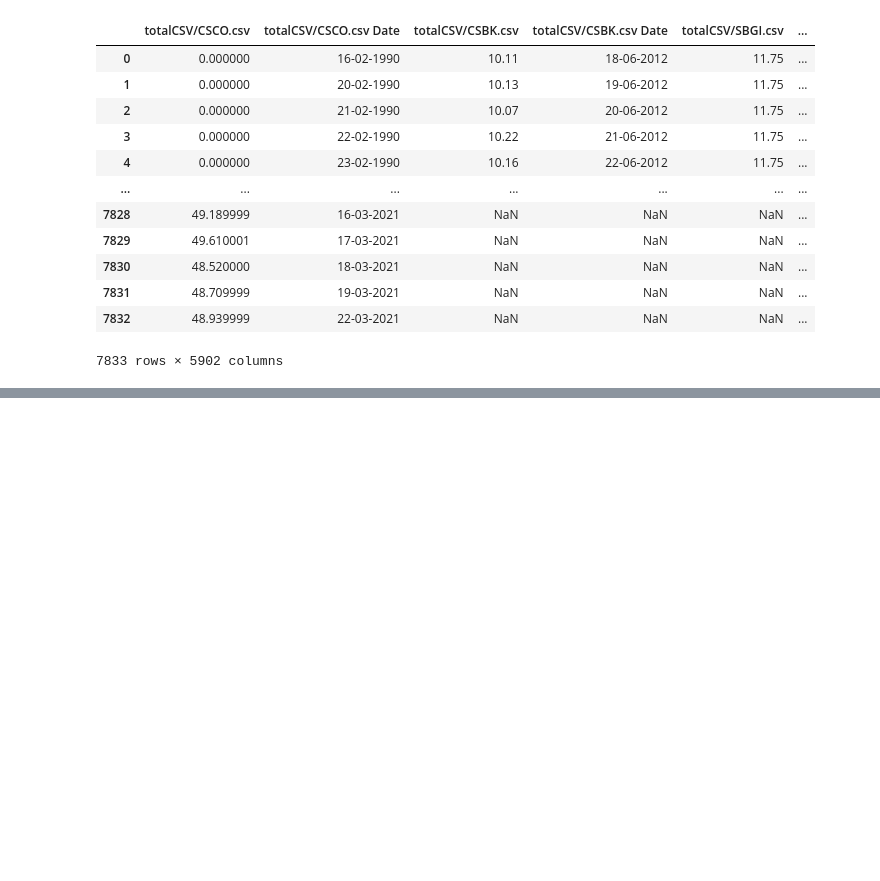
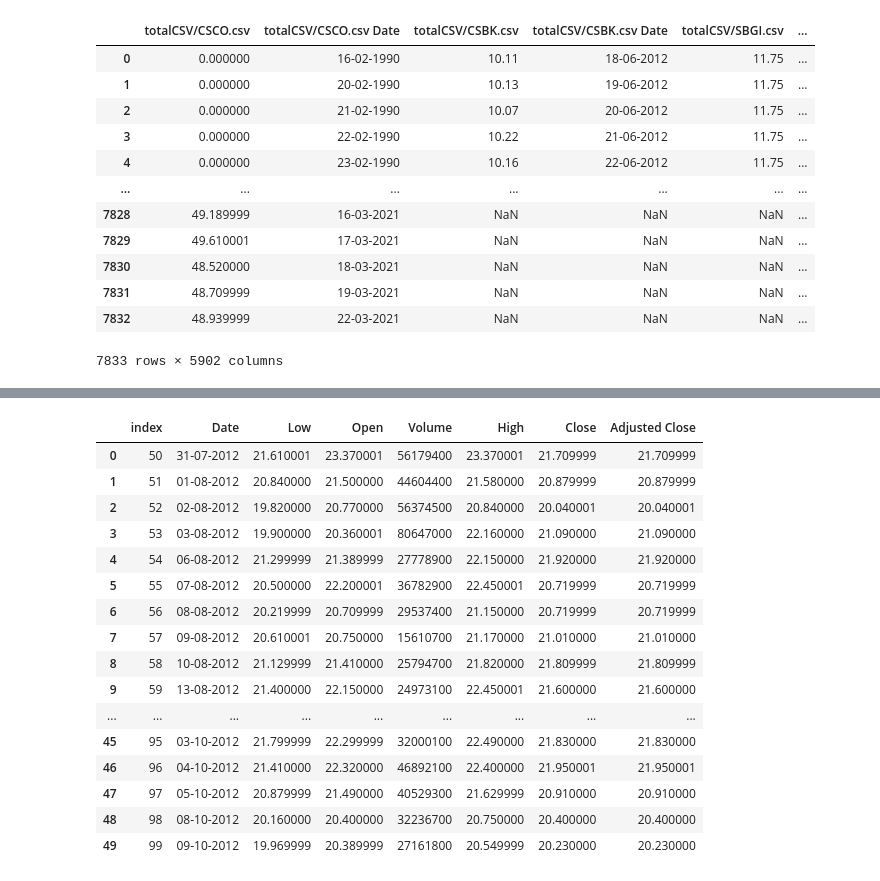
Before and after one commit to mchen81/Stock-Prices-Predictor, a Jupyter notebook: Untitled.ipynb, the cells around one changed output, grey strips where cells are left out. Drawn from its saved outputs; the diff is of its cells as text; code cells hidden in the pictures; blank space fills up the shorter version.

```diff
--- a/Untitled.ipynb
+++ b/Untitled.ipynb
@@ -110,0 +118,8 @@ pd.DataFrame(df_empty.iloc[0:100])
+# %%
+import pandas as pd
+
+data2 = pd.read_csv('sp500/csv/FB.csv')
+
+data2 = data2.iloc[50:100]
+
+data2
@@ -110,0 +144,22 @@ pd.DataFrame(df_empty.iloc[0:100])
+# %%
+data2 = data2.reset_index()
+
+data2
+# %% [output]
+|  | index | Date | Low | Open | Volume | High | Close | Adjusted Close |
+| 0 | 50 | 31-07-2012 | 21.610001 | 23.370001 | 56179400 | 23.370001 | 21.709999 | 21.709999 |
+| 1 | 51 | 01-08-2012 | 20.840000 | 21.500000 | 44604400 | 21.580000 | 20.879999 | 20.879999 |
+| 2 | 52 | 02-08-2012 | 19.820000 | 20.770000 | 56374500 | 20.840000 | 20.040001 | 20.040001 |
+| 3 | 53 | 03-08-2012 | 19.900000 | 20.360001 | 80647000 | 22.160000 | 21.090000 | 21.090000 |
+| 4 | 54 | 06-08-2012 | 21.299999 | 21.389999 | 27778900 | 22.150000 | 21.920000 | 21.920000 |
+| 5 | 55 | 07-08-2012 | 20.500000 | 22.200001 | 36782900 | 22.450001 | 20.719999 | 20.719999 |
+| 6 | 56 | 08-08-2012 | 20.219999 | 20.709999 | 29537400 | 21.150000 | 20.719999 | 20.719999 |
+| 7 | 57 | 09-08-2012 | 20.610001 | 20.750000 | 15610700 | 21.170000 | 21.010000 | 21.010000 |
+| 8 | 58 | 10-08-2012 | 21.129999 | 21.410000 | 25794700 | 21.820000 | 21.809999 | 21.809999 |
+| 9 | 59 | 13-08-2012 | 21.400000 | 22.150000 | 24973100 | 22.450001 | 21.600000 | 21.600000 |
+| ... | ... | ... | ... | ... | ... | ... | ... | ... |
+| 45 | 95 | 03-10-2012 | 21.799999 | 22.299999 | 32000100 | 22.490000 | 21.830000 | 21.830000 |
+| 46 | 96 | 04-10-2012 | 21.410000 | 22.320000 | 46892100 | 22.400000 | 21.950001 | 21.950001 |
+| 47 | 97 | 05-10-2012 | 20.879999 | 21.490000 | 40529300 | 21.629999 | 20.910000 | 20.910000 |
+| 48 | 98 | 08-10-2012 | 20.160000 | 20.400000 | 32236700 | 20.750000 | 20.400000 | 20.400000 |
+| 49 | 99 | 09-10-2012 | 19.969999 | 20.389999 | 27161800 | 20.549999 | 20.230000 | 20.230000 |
```
Also changed, not shown: parts of 4 cells of this notebook.
